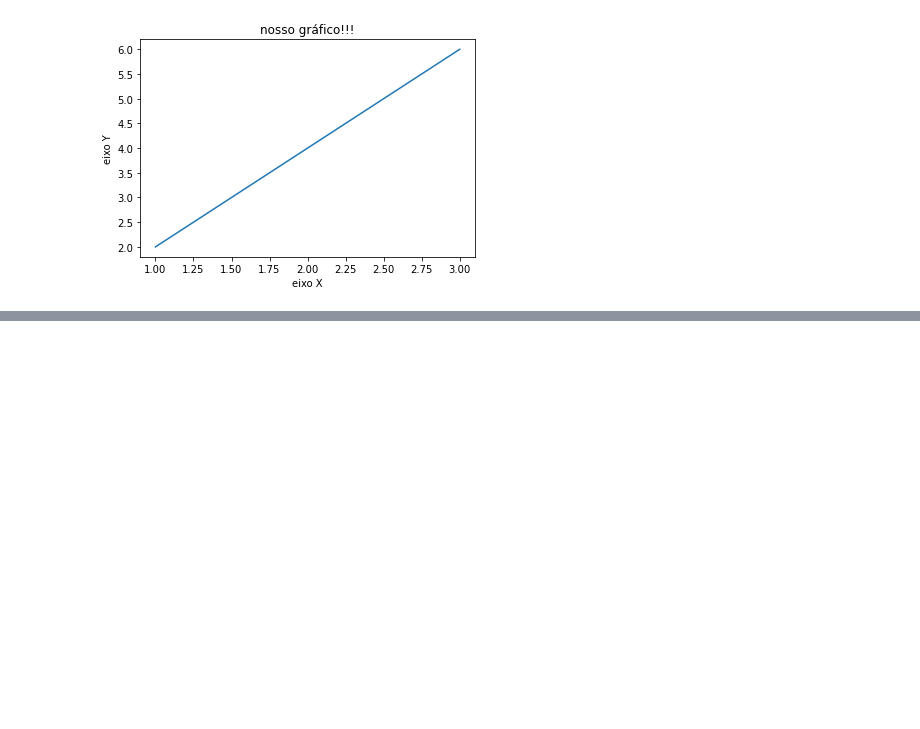
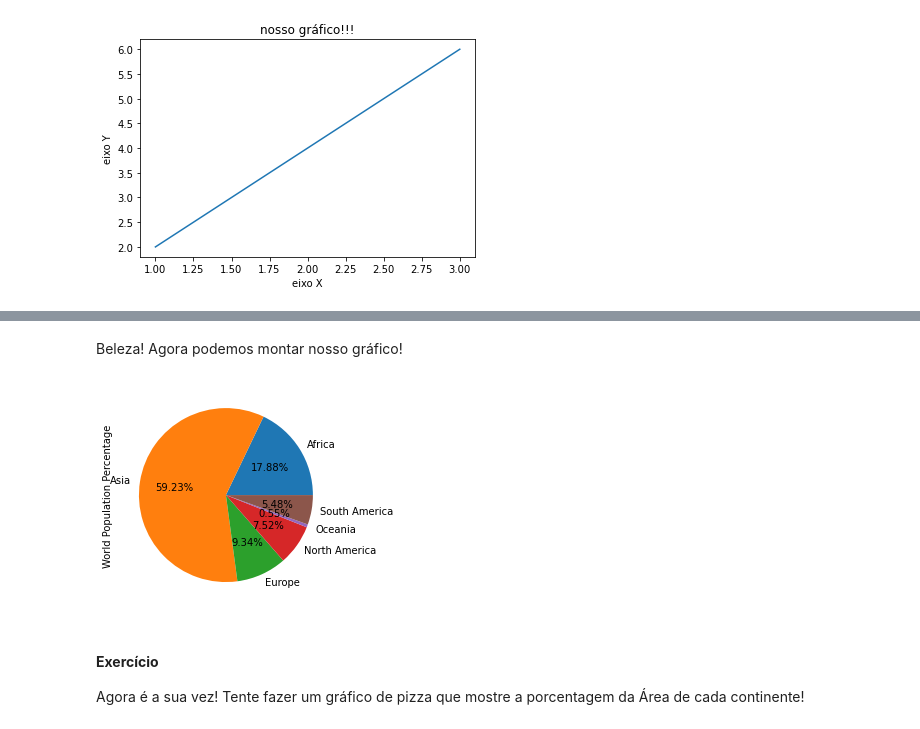
Before and after one commit to heitorhenriques/MiniCurso, a Jupyter notebook: Aula 4/Aula4.ipynb, the cells around one changed output, grey strips where cells are left out. Saved outputs shown, nothing was run; the diff lists cells and outputs as text; code cells hidden in the pictures; blank space fills up the shorter version.

```diff
--- a/Aula 4/Aula4.ipynb
+++ b/Aula 4/Aula4.ipynb
@@ -74,0 +174,3 @@ plt.show()
+# %%
+continentes = wrld_pop.groupby('Continent').sum()
+continentes
@@ -74,0 +188,3 @@ plt.show()
+# %%
+continentes.drop(['Rank', 'Density (per km²)', 'Growth Rate'], axis=1, inplace=True)
+continentes
@@ -74,0 +200,11 @@ plt.show()
+# %% [markdown]
+Beleza! Agora podemos montar nosso gráfico!
+# %%
+continentes.plot(kind='pie', y='World Population Percentage', autopct='%.2f%%', legend=False)
+
+plt.show()
+# %% [output]
+[figure, added]
+# %% [markdown]
+#### **Exercício**
+Agora é a sua vez! Tente fazer um gráfico de pizza que mostre a porcentagem da Área de cada continente!
```
Also changed, not shown: parts of 26 cells of this notebook, 1 other file.
